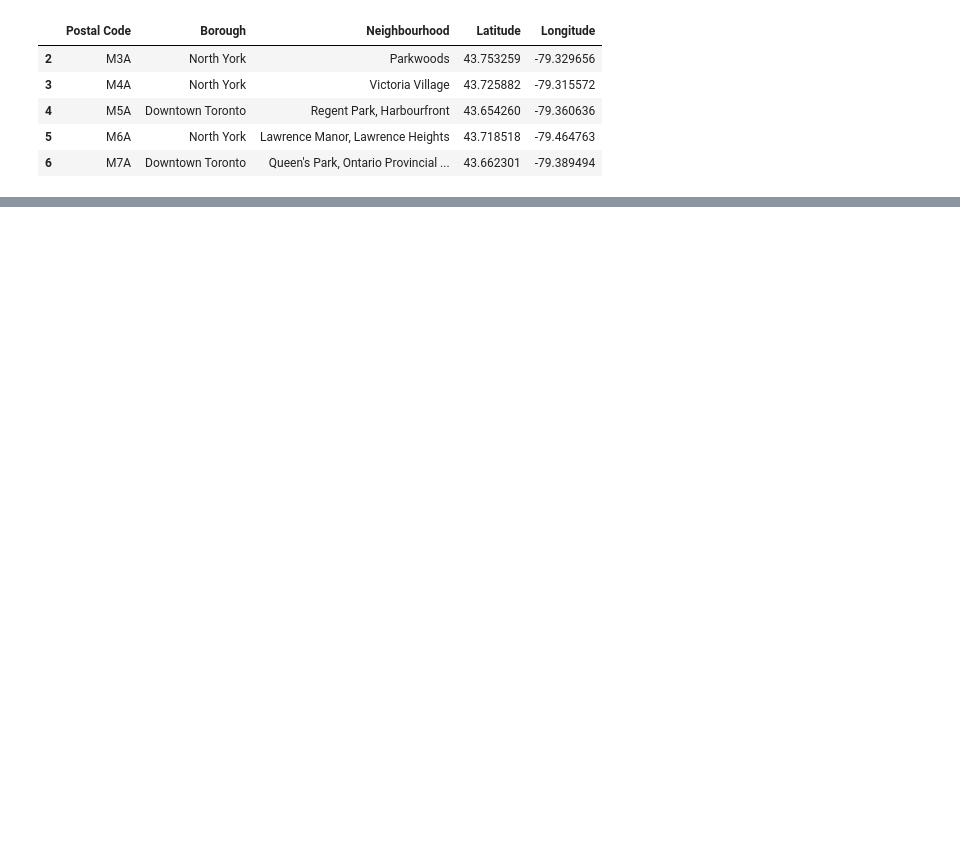
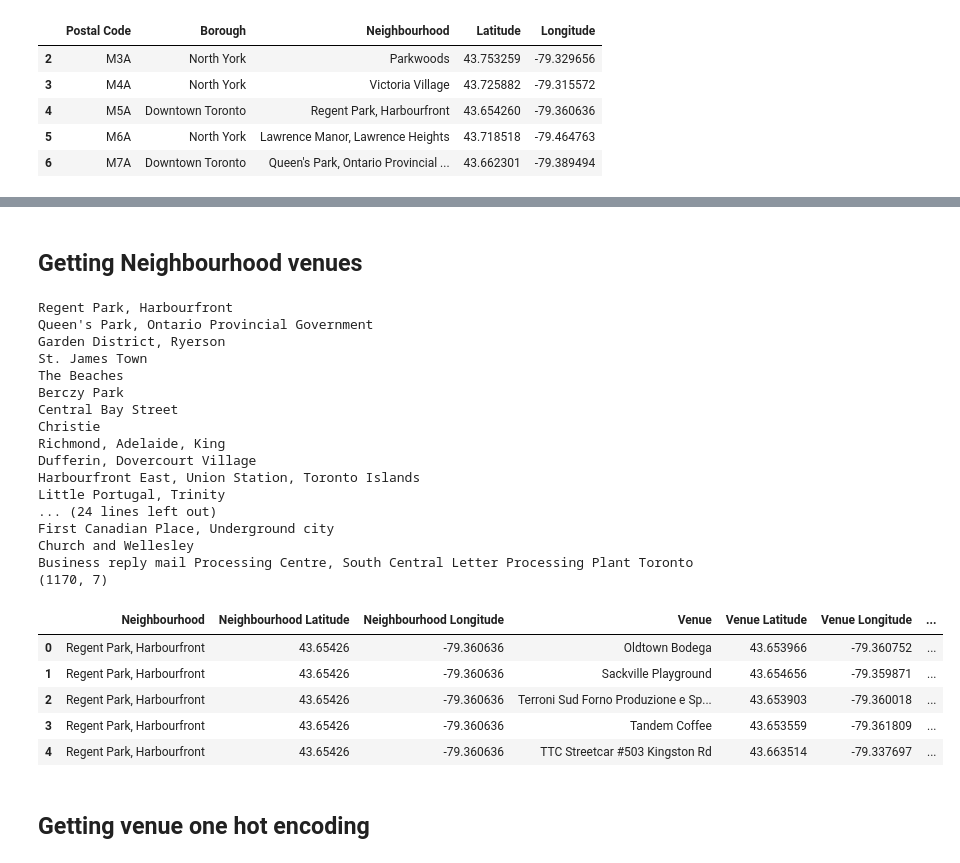
Before and after one commit to vscoca/Coursera_Capstone, a Jupyter notebook: Segmenting and Clustering Neighborhoods in Toronto.ipynb, the cells around one changed output, grey strips where cells are left out. Saved outputs shown, nothing was run; the diff lists cells and outputs as text; code cells hidden in the pictures; blank space fills up the shorter version.

```diff
--- a/Segmenting and Clustering Neighborhoods in Toronto.ipynb
+++ b/Segmenting and Clustering Neighborhoods in Toronto.ipynb
@@ -95,0 +143,4 @@ df_final.head()
+# %%
+# selectin only Toronto Borough
+df_toronto = df_final[df_final['Borough'].str.contains('Toronto')]
+df_toronto.head()
@@ -95,0 +154,2 @@ df_final.head()
+# %% [markdown]
+## Getting Neighbourhood venues
@@ -95,0 +205,33 @@ df_final.head()
+# %%
+df_torono_venues = getNearbyVenues(names=df_toronto['Neighbourhood'],
+                                   latitudes=df_toronto['Latitude'],
+                                   longitudes=df_toronto['Longitude']
+                                  )
+print(df_torono_venues.shape)
+df_torono_venues.head()
+# %% [output]
+Regent Park, Harbourfront
+Queen's Park, Ontario Provincial Government
+Garden District, Ryerson
+St. James Town
+The Beaches
+Berczy Park
+Central Bay Street
+Christie
+Richmond, Adelaide, King
+Dufferin, Dovercourt Village
+Harbourfront East, Union Station, Toronto Islands
+Little Portugal, Trinity
+... (24 lines left out)
+First Canadian Place, Underground city
+Church and Wellesley
+Business reply mail Processing Centre, South Central Letter Processing Plant Toronto
+(1170, 7)
+|  | Neighbourhood | Neighbourhood Latitude | Neighbourhood Longitude | Venue | Venue Latitude | Venue Longitude | ... |
+| 0 | Regent Park, Harbourfront | 43.65426 | -79.360636 | Oldtown Bodega | 43.653966 | -79.360752 | ... |
+| 1 | Regent Park, Harbourfront | 43.65426 | -79.360636 | Sackville Playground | 43.654656 | -79.359871 | ... |
+| 2 | Regent Park, Harbourfront | 43.65426 | -79.360636 | Terroni Sud Forno Produzione e Sp... | 43.653903 | -79.360018 | ... |
+| 3 | Regent Park, Harbourfront | 43.65426 | -79.360636 | Tandem Coffee | 43.653559 | -79.361809 | ... |
+| 4 | Regent Park, Harbourfront | 43.65426 | -79.360636 | TTC Streetcar #503 Kingston Rd | 43.663514 | -79.337697 | ... |
+# %% [markdown]
+## Getting venue one hot encoding
```
Also changed, not shown: parts of 24 cells of this notebook.
